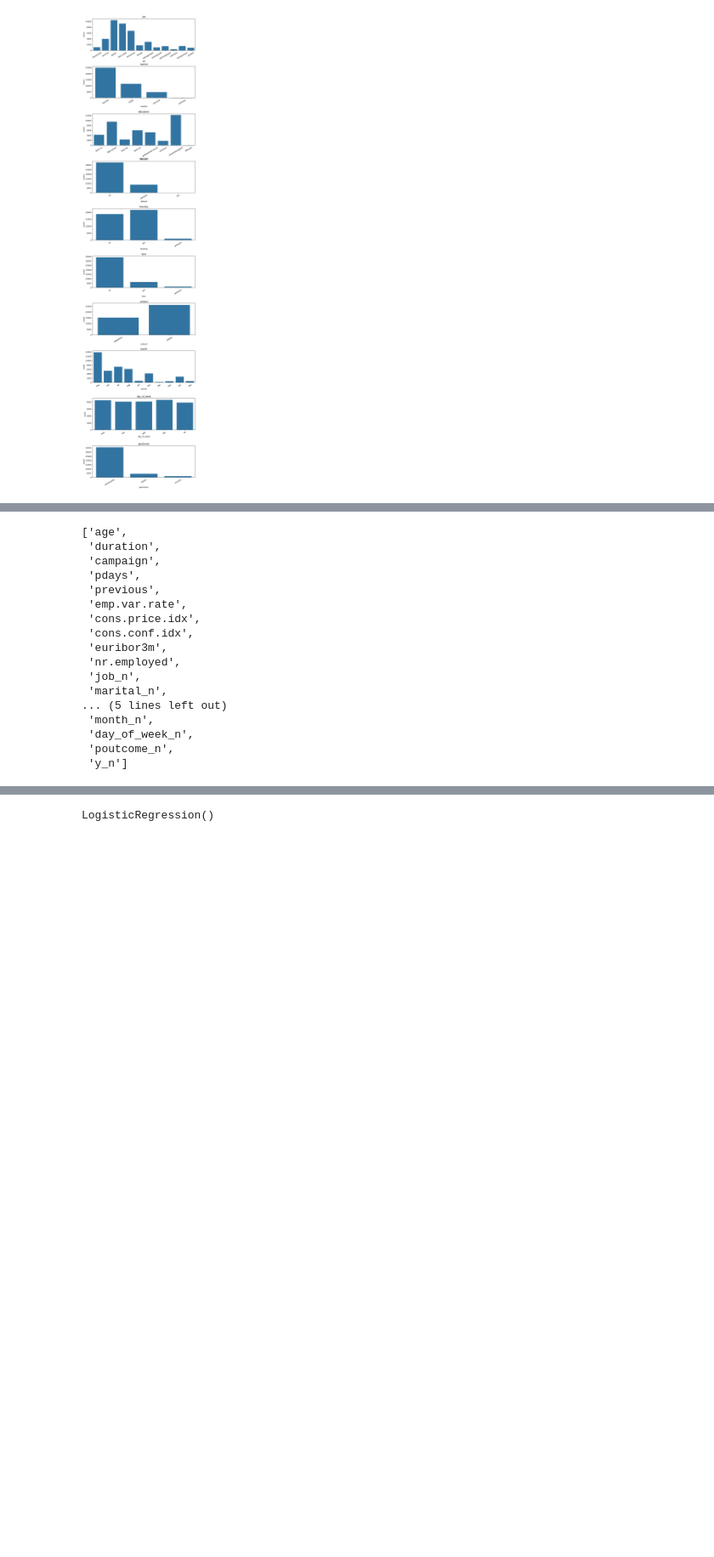
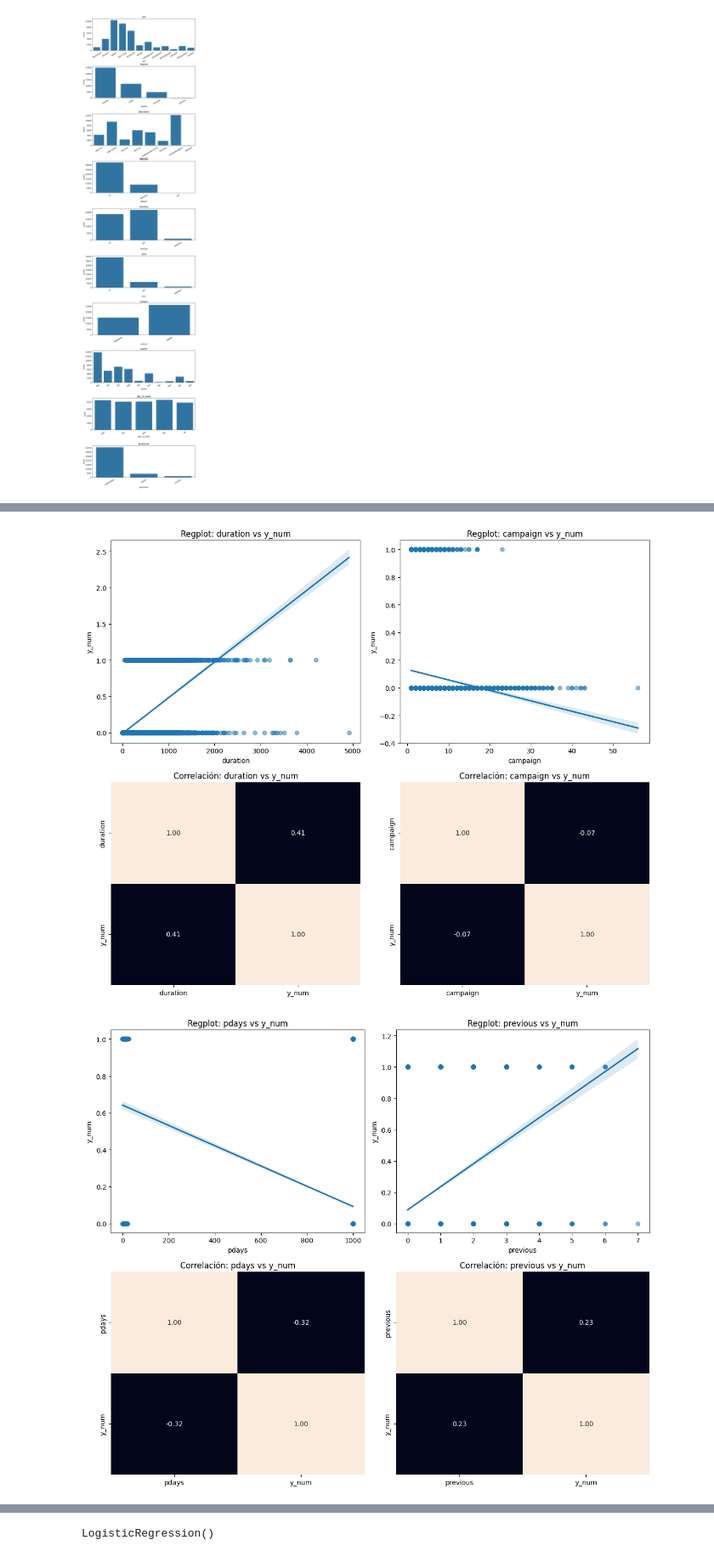
Before and after one commit to maldo1904/Logistic-Regression-Project-Tutorial, a Jupyter notebook: src/explore.ipynb, the cells around one changed output, grey strips where cells are left out. Shown at 85% size. Saved outputs shown, nothing was run; the diff lists cells and outputs as text; code cells hidden in the pictures; blank space fills up the shorter version.

```diff
--- a/src/explore.ipynb
+++ b/src/explore.ipynb
@@ -135,3 +136,0 @@ plt.show()
-# %%
-df = df.drop_duplicates().reset_index(drop=True)
-df
@@ -205,30 +137,46 @@ memory usage: 6.6+ MB
-# %%
-#LO MISMO DE ARRIBA
-
-for column in df.columns:  # Recorre todas las columnas del DataFrame
-    if df[column].dtype == 'object':  # Si la columna es de tipo 'object'
-        df[column + '_n'] = pd.factorize(df[column])[0]  # Factoriza y crea una nueva columna
-# %%
-variables_num=[]
-for column in df.columns:  # Recorre todas las columnas del DataFrame
-    if df[column].dtype != 'object': # Si la columna no es de tipo 'object'
-        variables_num.append(column)
-variables_num
-# %% [output]
-['age',
- 'duration',
- 'campaign',
- 'pdays',
- 'previous',
- 'emp.var.rate',
- 'cons.price.idx',
- 'cons.conf.idx',
- 'euribor3m',
- 'nr.employed',
- 'job_n',
- 'marital_n',
-... (5 lines left out)
- 'month_n',
- 'day_of_week_n',
- 'poutcome_n',
- 'y_n']
+# %%
+df['y_num'] = pd.factorize(df['y'])[0]
+# %%
+import matplotlib.pyplot as plt
+import seaborn as sns
+
+# Crear el gráfico de regplots y heatmaps
+fig, axis = plt.subplots(2, 2, figsize=(12, 10))
+
+# Regplot y heatmap para duration vs y_num
+sns.regplot(ax=axis[0, 0], data=df, x='duration', y='y_num', scatter_kws={'alpha': 0.5})
+sns.heatmap(df[['duration', 'y_num']].corr(), annot=True, fmt='.2f', ax=axis[1, 0], cbar=False)
+axis[0, 0].set_title('Regplot: duration vs y_num')
+axis[1, 0].set_title('Correlación: duration vs y_num')
+
+# Regplot y heatmap para campaign vs y_num
+sns.regplot(ax=axis[0, 1], data=df, x='campaign', y='y_num', scatter_kws={'alpha': 0.5})
+sns.heatmap(df[['campaign', 'y_num']].corr(), annot=True, fmt='.2f', ax=axis[1, 1], cbar=False)
+axis[0, 1].set_title('Regplot: campaign vs y_num')
+axis[1, 1].set_title('Correlación: campaign vs y_num')
+
+# Ajustar diseño del gráfico
+plt.tight_layout()
+plt.show()
+
+# Crear otra figura para pdays y previous
+fig, axis = plt.subplots(2, 2, figsize=(12, 10))
+
+# Regplot y heatmap para pdays vs y_num
+sns.regplot(ax=axis[0, 0], data=df, x='pdays', y='y_num', scatter_kws={'alpha': 0.5})
+sns.heatmap(df[['pdays', 'y_num']].corr(), annot=True, fmt='.2f', ax=axis[1, 0], cbar=False)
+axis[0, 0].set_title('Regplot: pdays vs y_num')
+axis[1, 0].set_title('Correlación: pdays vs y_num')
+
+# Regplot y heatmap para previous vs y_num
+sns.regplot(ax=axis[0, 1], data=df, x='previous', y='y_num', scatter_kws={'alpha': 0.5})
+sns.heatmap(df[['previous', 'y_num']].corr(), annot=True, fmt='.2f', ax=axis[1, 1], cbar=False)
+axis[0, 1].set_title('Regplot: previous vs y_num')
+axis[1, 1].set_title('Correlación: previous vs y_num')
+
+# Ajustar diseño del gráfico
+plt.tight_layout()
+plt.show()
+# %% [output]
+[figure, added]
+[figure, added]
```
Also changed, not shown: parts of 17 cells of this notebook, 2 other files.
